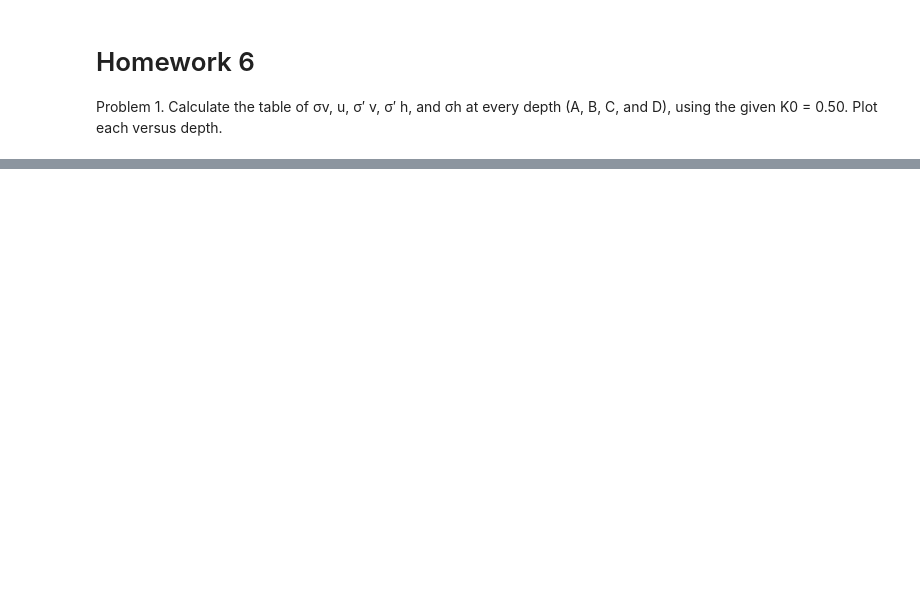
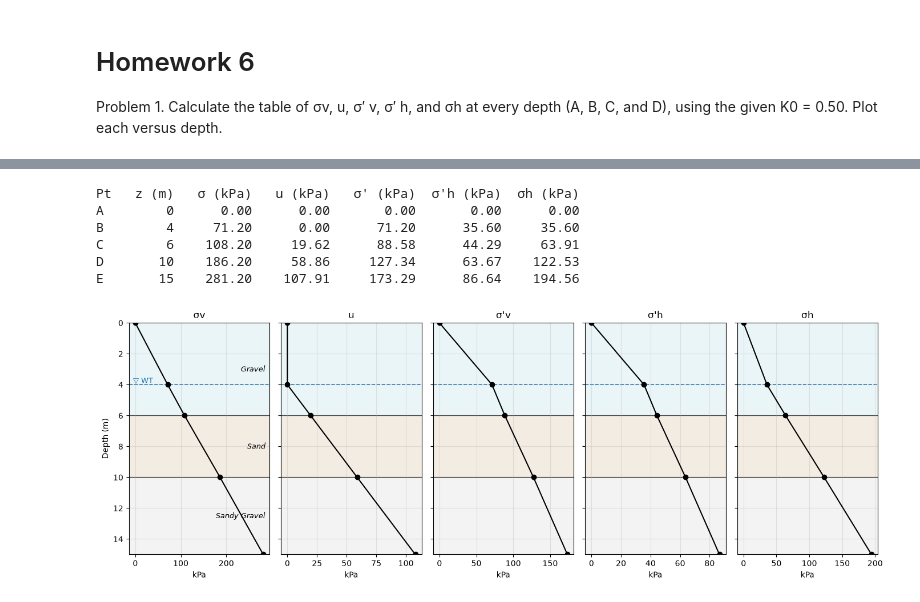
Before and after one commit to cvivere/soil_mechanics, a Jupyter notebook: hw6/code/homework_nb.ipynb, the cells around one changed output, grey strips where cells are left out. Cells and saved outputs as stored; diff of their text form; code cells hidden in the pictures; blank space fills up the shorter version.

```diff
--- a/hw6/code/homework_nb.ipynb
+++ b/hw6/code/homework_nb.ipynb
@@ -26,0 +37,27 @@ D       12    218.00     68.67     149.33      74.66      5.99
+# %%
+depths = {'A': 0, 'B': 4, # water table
+          'C': 6, 'D': 10, 'E': 15} # depths in meters
+water_table =  4
+
+sublayers = [
+    (0, 4, 17.8), # gravel above WT
+    (4, 6, 18.5), # gravel below WT
+    (6, 10, 19.5), # sand below WT
+    (10, 15, 19.0) # sandy gravel below WT
+]
+
+soils =[
+    ('Gravel', 0, 6, 'lightblue'),
+    ('Sand', 6, 10, 'tan'),
+    ('Sandy Gravel', 10, 15, 'lightgray')
+]
+# %%
+main(depths, k0, water_table, sublayers, soils, save_plot=True, filename='problem2_stresses.png')
+# %% [output]
+Pt   z (m)   σ (kPa)   u (kPa)   σ' (kPa)  σ'h (kPa)  σh (kPa)
+A        0      0.00      0.00       0.00       0.00      0.00
+B        4     71.20      0.00      71.20      35.60     35.60
+C        6    108.20     19.62      88.58      44.29     63.91
+D       10    186.20     58.86     127.34      63.67    122.53
+E       15    281.20    107.91     173.29      86.64    194.56
+[figure, added]
```
Also changed, not shown: parts of 4 cells of this notebook, 3 other files.
